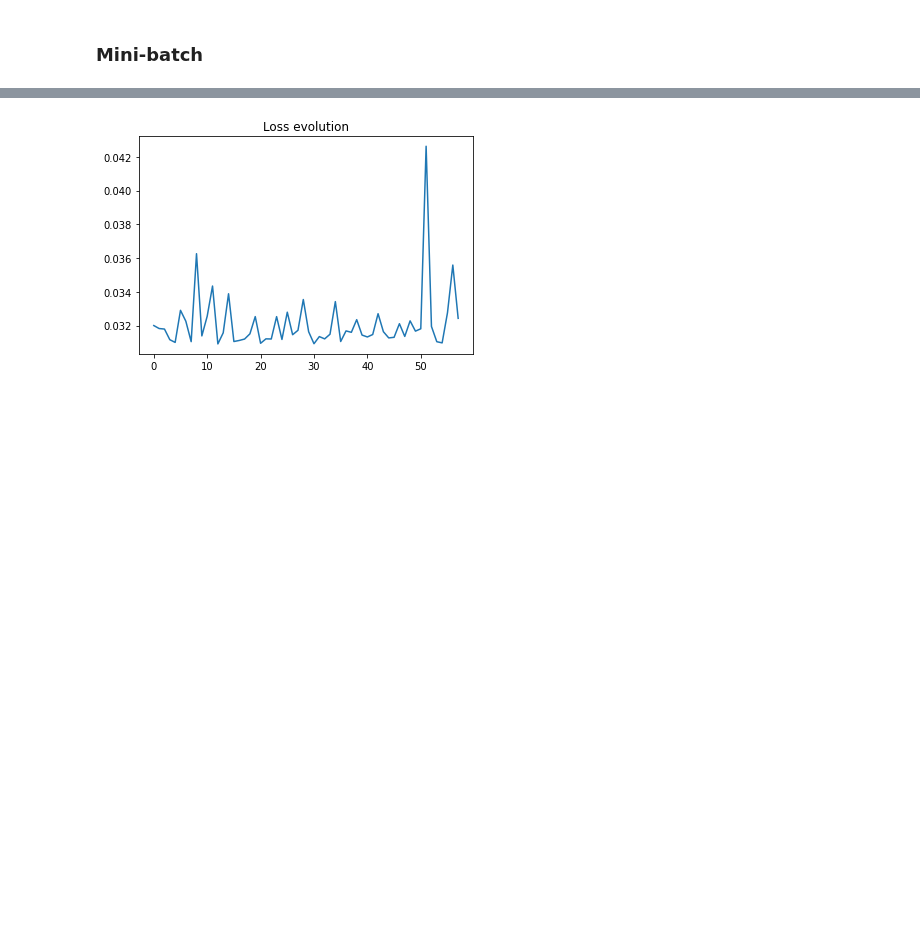
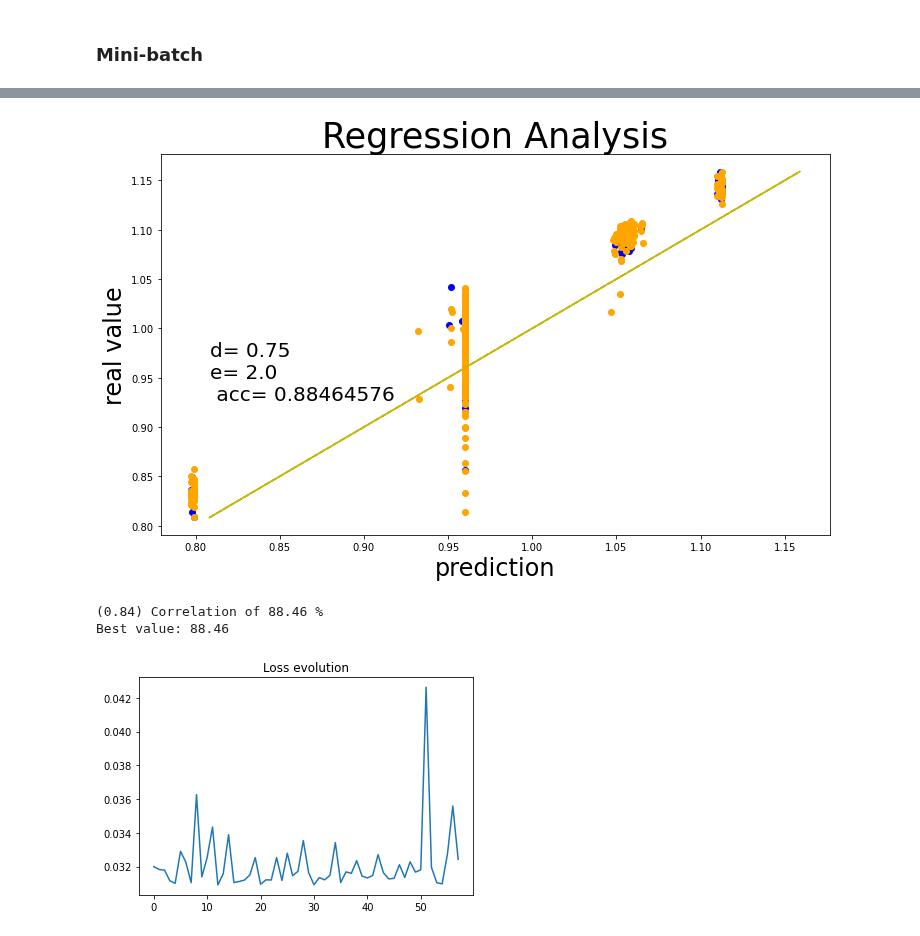
Before and after one commit to Simone7monaco/PatchyParticles, a Jupyter notebook: MULTI_OrderParameters.ipynb, the cells around one changed output, grey strips where cells are left out. Saved outputs shown, nothing was run; the diff lists cells and outputs as text; code cells hidden in the pictures; blank space fills up the shorter version.

```diff
--- a/MULTI_OrderParameters.ipynb
+++ b/MULTI_OrderParameters.ipynb
@@ -598,3 +600,37 @@ print(tm.time()-t0)
+# %%
+# plot current status: prediction versus real value
+acc = rcorr(net(X_test).data.numpy(), y_test.data.numpy())
+tt = np.linspace(min(y_train), max(y_train))
+SE = (tt*y.mean())**(3/2)/time
+
+fig, ax = plt.subplots(figsize=(12,7))
+ax.set_title('Regression Analysis', fontsize=35)
+ax.set_xlabel('prediction', fontsize=24)
+ax.set_ylabel('real value', fontsize=24)
+
+par="d= "+str(d/100)+"\n"+"e= "+str(e/100)+"\n acc= "+str(acc)
+tx,ty= (tt[0], .8*tt[-1])
+
+plt.scatter(net(X_test).data.numpy(), y_test.data.numpy(), color = "blue")
+plt.scatter(net(X_train).data.numpy(), y_train.data.numpy(), color = "orange")
+# Dashed line is the ideal result
+plt.plot(tt,tt,'r--')
+plt.plot(tt,tt+SE,'y')
+plt.plot(tt,tt-SE,'y')
+
+plt.text(tx, ty, par, fontsize=20)
+plt.show()
+
+# linear corr coefficient (no free parameters--> more standard)
+tr_acc=rcorr(net(X_train).data.numpy(), y_train.data.numpy())
+print("(%.2f) Correlation of %0.2f %%" % (tr_acc, acc*100))
+best=40
+best= max(best, acc*100)
+print("Best value: %.2f" % (best))
+# %% [output]
+[figure, added]
+(0.84) Correlation of 88.46 %
+Best value: 88.46
 # %%
 plt.plot(LOSS[12:])
 plt.title("Loss evolution")
```
Also changed, not shown: parts of 14 cells of this notebook.
